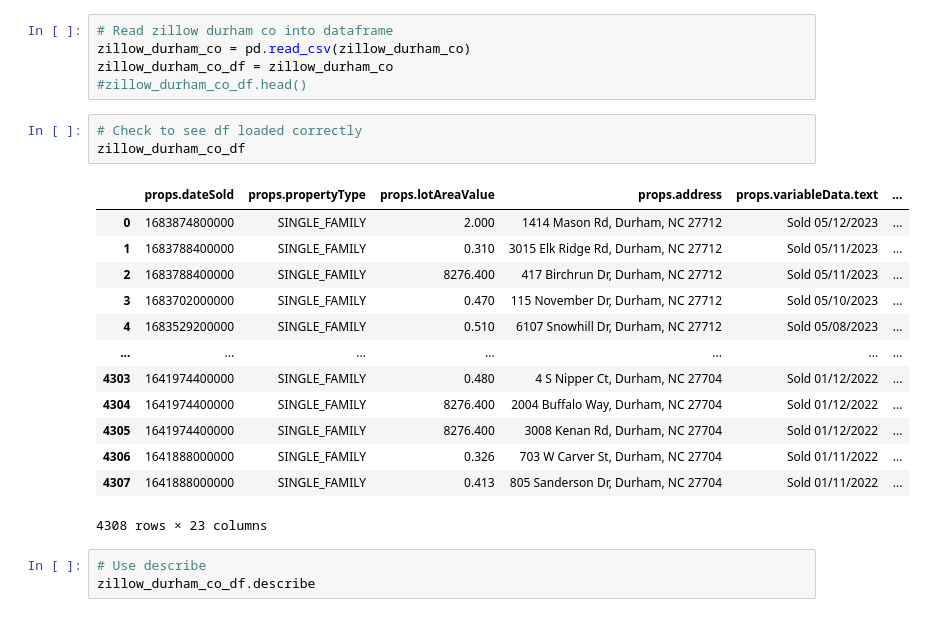
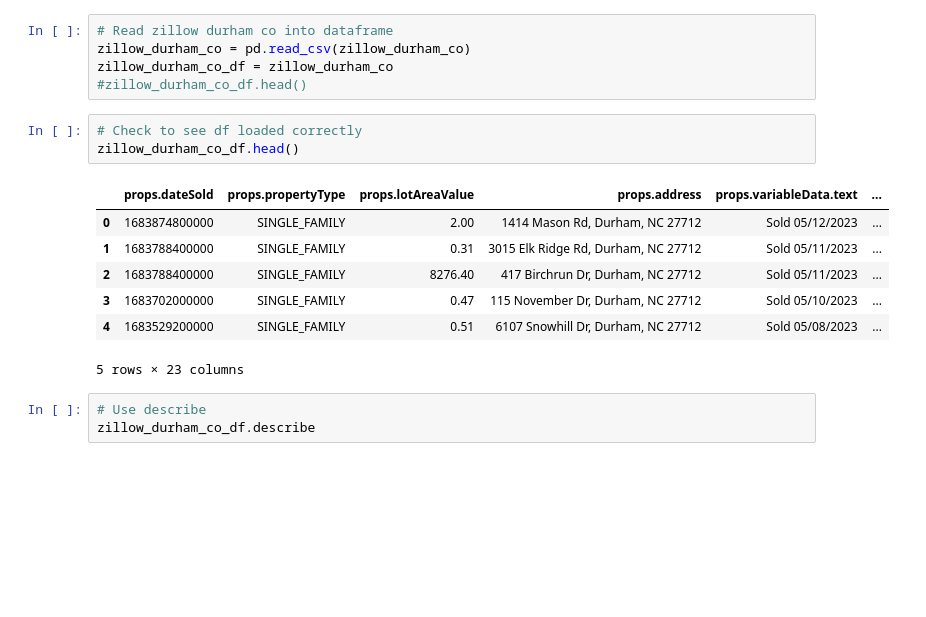
Before and after one commit to BlazeMedina/Final_Project, a Jupyter notebook: ETL_for_zillow_durham_co_Database_Creation.ipynb, the cells around one changed output. Saved outputs shown, nothing was run; the diff lists cells and outputs as text; blank space fills up the shorter version.

```diff
--- a/ETL_for_zillow_durham_co_Database_Creation.ipynb
+++ b/ETL_for_zillow_durham_co_Database_Creation.ipynb
@@ -11,21 +11,15 @@ zillow_durham_co_df = zillow_durham_co
 #zillow_durham_co_df.head()
 # %%
 # Check to see df loaded correctly
-zillow_durham_co_df
+zillow_durham_co_df.head()
 # %% [output]
 |  | props.dateSold | props.propertyType | props.lotAreaValue | props.address | props.variableData.text | ... |
-| 0 | 1683874800000 | SINGLE_FAMILY | 2.000 | 1414 Mason Rd, Durham, NC 27712 | Sold 05/12/2023 | ... |
-| 1 | 1683788400000 | SINGLE_FAMILY | 0.310 | 3015 Elk Ridge Rd, Durham, NC 27712 | Sold 05/11/2023 | ... |
-| 2 | 1683788400000 | SINGLE_FAMILY | 8276.400 | 417 Birchrun Dr, Durham, NC 27712 | Sold 05/11/2023 | ... |
-| 3 | 1683702000000 | SINGLE_FAMILY | 0.470 | 115 November Dr, Durham, NC 27712 | Sold 05/10/2023 | ... |
-| 4 | 1683529200000 | SINGLE_FAMILY | 0.510 | 6107 Snowhill Dr, Durham, NC 27712 | Sold 05/08/2023 | ... |
-| ... | ... | ... | ... | ... | ... | ... |
-| 4303 | 1641974400000 | SINGLE_FAMILY | 0.480 | 4 S Nipper Ct, Durham, NC 27704 | Sold 01/12/2022 | ... |
-| 4304 | 1641974400000 | SINGLE_FAMILY | 8276.400 | 2004 Buffalo Way, Durham, NC 27704 | Sold 01/12/2022 | ... |
-| 4305 | 1641974400000 | SINGLE_FAMILY | 8276.400 | 3008 Kenan Rd, Durham, NC 27704 | Sold 01/12/2022 | ... |
-| 4306 | 1641888000000 | SINGLE_FAMILY | 0.326 | 703 W Carver St, Durham, NC 27704 | Sold 01/11/2022 | ... |
-| 4307 | 1641888000000 | SINGLE_FAMILY | 0.413 | 805 Sanderson Dr, Durham, NC 27704 | Sold 01/11/2022 | ... |
+| 0 | 1683874800000 | SINGLE_FAMILY | 2.00 | 1414 Mason Rd, Durham, NC 27712 | Sold 05/12/2023 | ... |
+| 1 | 1683788400000 | SINGLE_FAMILY | 0.31 | 3015 Elk Ridge Rd, Durham, NC 27712 | Sold 05/11/2023 | ... |
+| 2 | 1683788400000 | SINGLE_FAMILY | 8276.40 | 417 Birchrun Dr, Durham, NC 27712 | Sold 05/11/2023 | ... |
+| 3 | 1683702000000 | SINGLE_FAMILY | 0.47 | 115 November Dr, Durham, NC 27712 | Sold 05/10/2023 | ... |
+| 4 | 1683529200000 | SINGLE_FAMILY | 0.51 | 6107 Snowhill Dr, Durham, NC 27712 | Sold 05/08/2023 | ... |
-4308 rows × 23 columns
+5 rows × 23 columns
 # %%
 # Use describe
 zillow_durham_co_df.describe
```
Also changed, not shown: parts of 10 cells of this notebook.
